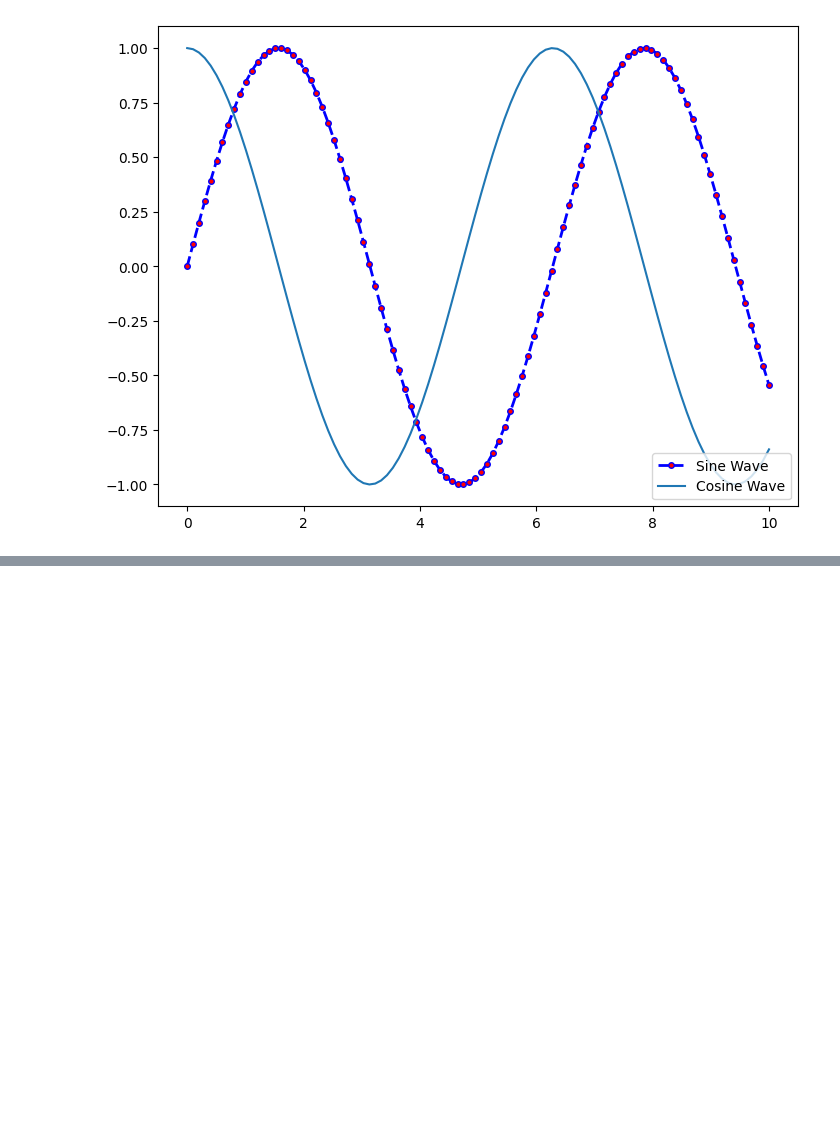
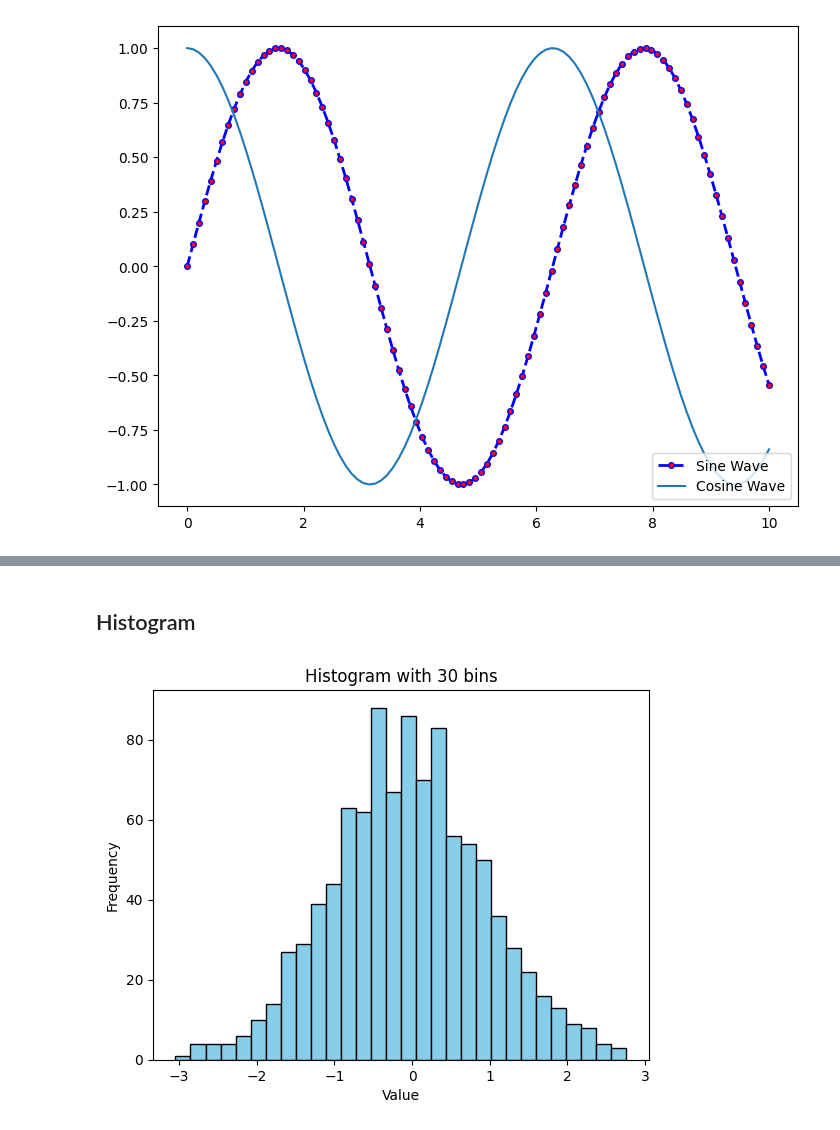
Before and after one commit to TETRAWasTaken/MonoRepo, a Jupyter notebook: DPEL/DPEL_Ass_8.ipynb, the cells around one changed output, grey strips where cells are left out. Saved outputs shown, nothing was run; the diff lists cells and outputs as text; code cells hidden in the pictures; blank space fills up the shorter version.

```diff
--- a/DPEL/DPEL_Ass_8.ipynb
+++ b/DPEL/DPEL_Ass_8.ipynb
@@ -85,0 +136,13 @@ ax.legend(loc=4)
+# %% [markdown]
+## Histogram
+# %%
+# Simple histogram with bins
+np.random.seed(0)
+data = np.random.randn(1000)
+plt.hist(data, bins=30, color='skyblue', edgecolor='black')
+plt.xlabel('Value')
+plt.ylabel('Frequency')
+plt.title('Histogram with 30 bins')
+plt.show()
+# %% [output]
+[figure, added]
```
Also changed, not shown: parts of 8 cells of this notebook.
